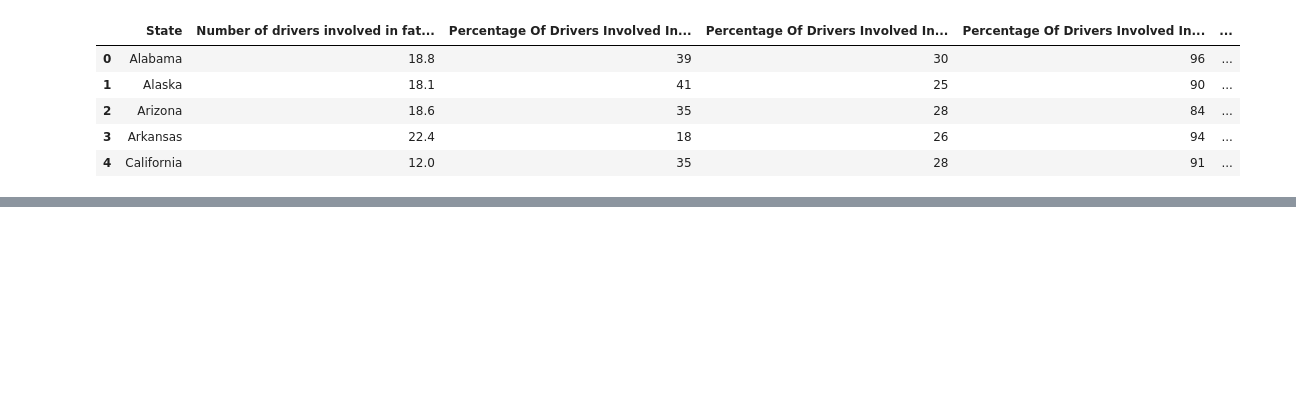
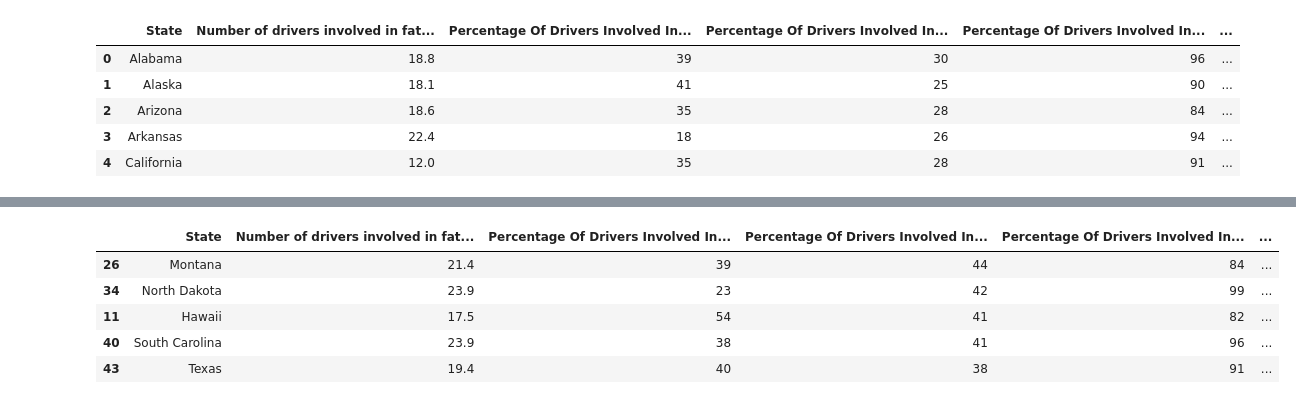
Before and after one commit to cglovertenn/Fatal_Trends_USADriving, a Jupyter notebook: driver_data.ipynb, the cells around one changed output, grey strips where cells are left out. Saved outputs shown, nothing was run; the diff lists cells and outputs as text; code cells hidden in the pictures; blank space fills up the shorter version.

```diff
--- a/driver_data.ipynb
+++ b/driver_data.ipynb
@@ -35,0 +56,10 @@ driver_data.head()
+# %%
+sortby_drinking = driver_data.sort_values("Percentage Of Drivers Involved In Fatal Collisions Who Were Alcohol-Impaired", ascending = False)
+sortby_drinking.head()
+# %% [output]
+|  | State | Number of drivers involved in fat... | Percentage Of Drivers Involved In... | Percentage Of Drivers Involved In... | Percentage Of Drivers Involved In... | ... |
+| 26 | Montana | 21.4 | 39 | 44 | 84 | ... |
+| 34 | North Dakota | 23.9 | 23 | 42 | 99 | ... |
+| 11 | Hawaii | 17.5 | 54 | 41 | 82 | ... |
+| 40 | South Carolina | 23.9 | 38 | 41 | 96 | ... |
+| 43 | Texas | 19.4 | 40 | 38 | 91 | ... |
```
Also changed, not shown: parts of 6 cells of this notebook.
